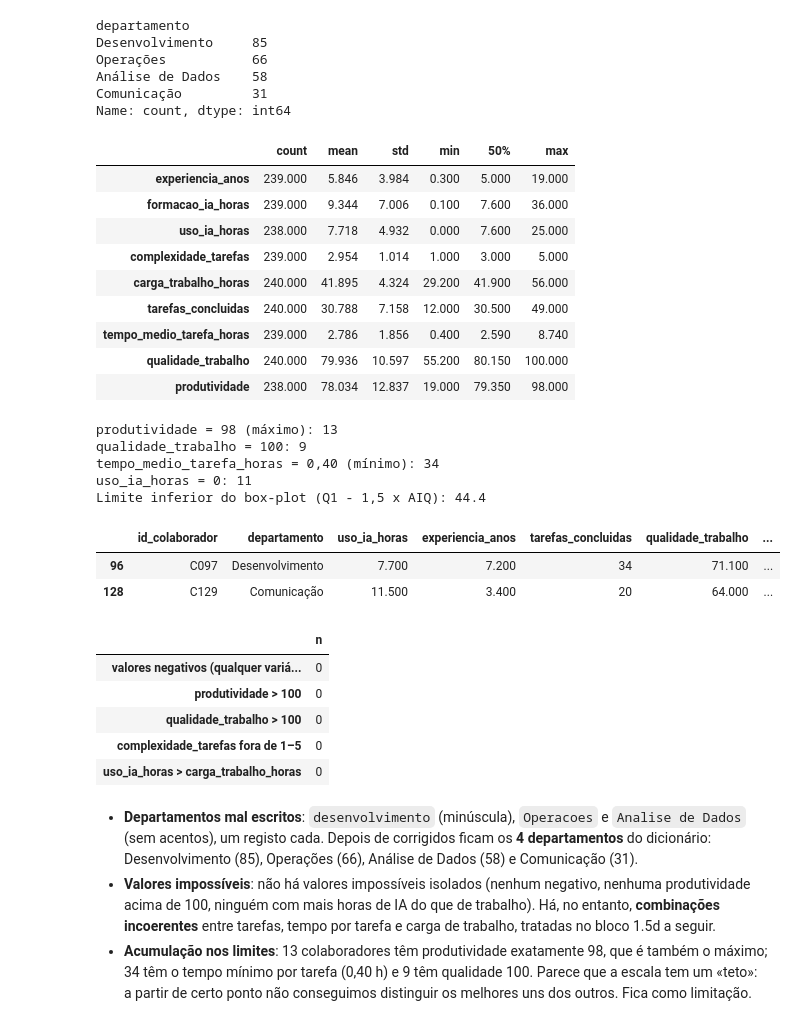
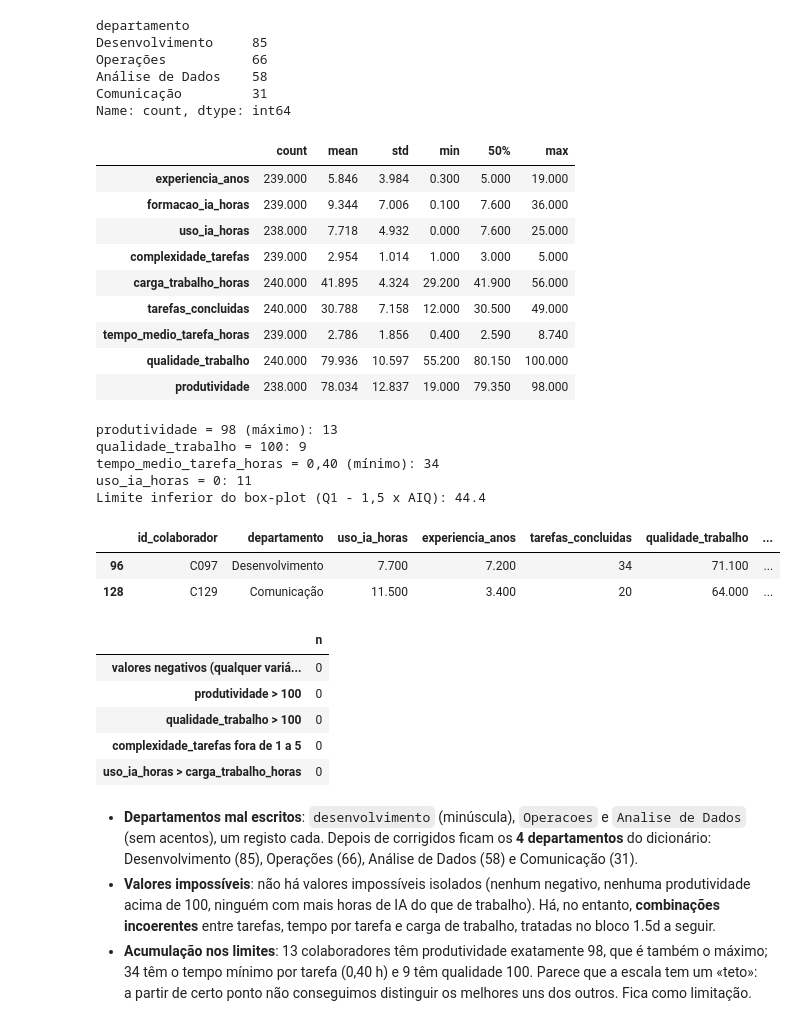
Before and after one commit to gcoutinho-ipca/tp1-mepa-ia-produtividade, a Jupyter notebook: TP1_MEPA_IA_Produtividade.ipynb, the cells around one changed output. Saved outputs shown, nothing was run; the diff lists cells and outputs as text; code cells hidden in the pictures.

```diff
--- a/TP1_MEPA_IA_Produtividade.ipynb
+++ b/TP1_MEPA_IA_Produtividade.ipynb
@@ -366,35 +368,35 @@ display(df[df.produtividade < lim][["id_colaborador", "departamento", "uso_ia_ho
 impossiveis = pd.Series({
     "valores negativos (qualquer variável numérica)": int((num < 0).sum().sum()),
     "produtividade > 100": int((df.produtividade > 100).sum()),
     "qualidade_trabalho > 100": int((df.qualidade_trabalho > 100).sum()),
-    "complexidade_tarefas fora de 1–5": int((~df.complexidade_tarefas.dropna().isin([1, 2, 3, 4, 5])).sum()),
+    "complexidade_tarefas fora de 1 a 5": int((~df.complexidade_tarefas.dropna().isin([1, 2, 3, 4, 5])).sum()),
     "uso_ia_horas > carga_trabalho_horas": int((df.uso_ia_horas > df.carga_trabalho_horas).sum()),
 }, name="n")
 display(impossiveis.to_frame())
 # %% [output]
 |  | count | mean | std | min | 50% | max |
 | experiencia_anos | 239.000 | 5.846 | 3.984 | 0.300 | 5.000 | 19.000 |
 | formacao_ia_horas | 239.000 | 9.344 | 7.006 | 0.100 | 7.600 | 36.000 |
 | uso_ia_horas | 238.000 | 7.718 | 4.932 | 0.000 | 7.600 | 25.000 |
 | complexidade_tarefas | 239.000 | 2.954 | 1.014 | 1.000 | 3.000 | 5.000 |
 | carga_trabalho_horas | 240.000 | 41.895 | 4.324 | 29.200 | 41.900 | 56.000 |
 | tarefas_concluidas | 240.000 | 30.788 | 7.158 | 12.000 | 30.500 | 49.000 |
 | tempo_medio_tarefa_horas | 239.000 | 2.786 | 1.856 | 0.400 | 2.590 | 8.740 |
 | qualidade_trabalho | 240.000 | 79.936 | 10.597 | 55.200 | 80.150 | 100.000 |
 | produtividade | 238.000 | 78.034 | 12.837 | 19.000 | 79.350 | 98.000 |
 produtividade = 98 (máximo): 13
 qualidade_trabalho = 100: 9
 tempo_medio_tarefa_horas = 0,40 (mínimo): 34
 uso_ia_horas = 0: 11
 Limite inferior do box-plot (Q1 - 1,5 x AIQ): 44.4
 |  | id_colaborador | departamento | uso_ia_horas | experiencia_anos | tarefas_concluidas | qualidade_trabalho | ... |
 | 96 | C097 | Desenvolvimento | 7.700 | 7.200 | 34 | 71.100 | ... |
 | 128 | C129 | Comunicação | 11.500 | 3.400 | 20 | 64.000 | ... |
 |  | n |
 | valores negativos (qualquer variá... | 0 |
 | produtividade > 100 | 0 |
 | qualidade_trabalho > 100 | 0 |
-| complexidade_tarefas fora de 1–5 | 0 |
+| complexidade_tarefas fora de 1 a 5 | 0 |
 | uso_ia_horas > carga_trabalho_horas | 0 |
 # %% [markdown]
 - **Departamentos mal escritos**: `desenvolvimento` (minúscula), `Operacoes` e `Analise de Dados` (sem acentos), um registo cada. Depois de corrigidos ficam os **4 departamentos** do dicionário: Desenvolvimento (85), Operações (66), Análise de Dados (58) e Comunicação (31).
```
Also changed, not shown: parts of 7 cells of this notebook, 2 other files.
